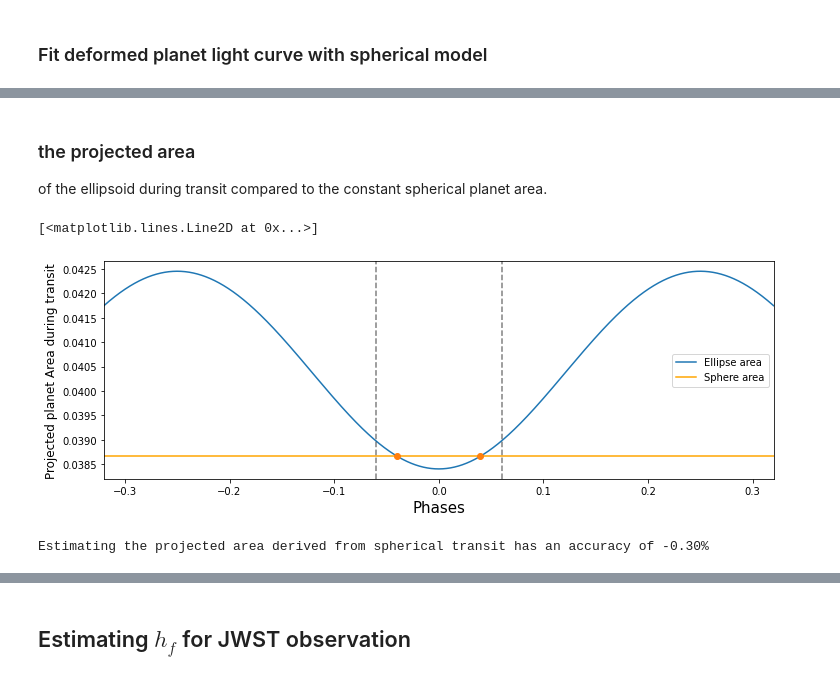
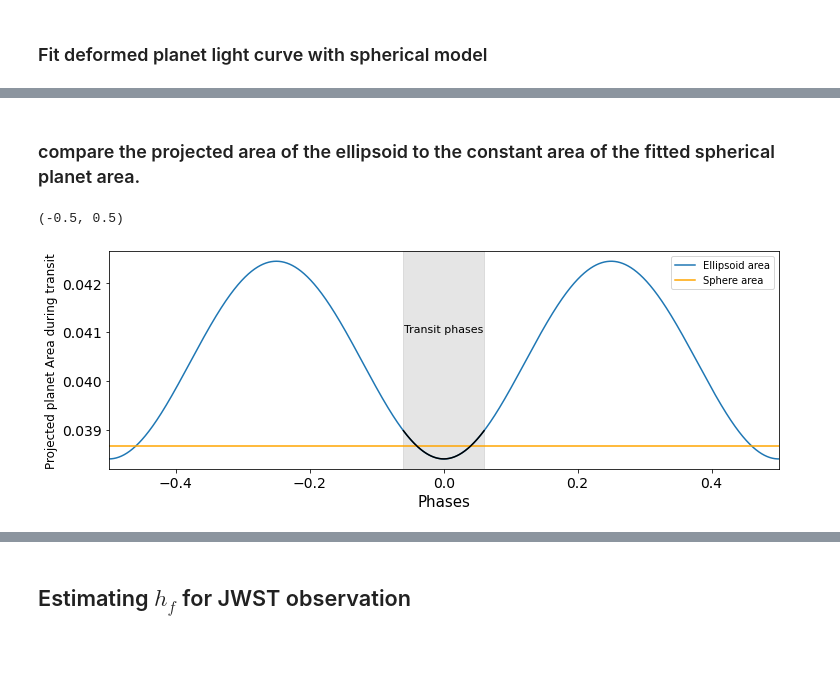
Before and after one commit to tundeakins/ellc, a Jupyter notebook: ellc_love_example.ipynb, the cells around one changed output, grey strips where cells are left out. Cells and saved outputs as stored; diff of their text form; code cells hidden in the pictures; blank space fills up the shorter version.

```diff
--- a/ellc_love_example.ipynb
+++ b/ellc_love_example.ipynb
@@ -142,11 +167,11 @@ def model(params,t,pl_shape="sphere",data=None, transform = False ):
 # %%
 #simulate deformed wasp_103
 phase=np.linspace(-0.0863, 0.0863, 230)
-b=impact_parameter(inc,aR)
-params = [aR, Rv, b, u1, u2]
+params = [aR, Rv, b]
 
-flux_def = model(params,phases,"love", transform=False)     #simulate deformed
-flux_spr = model(params,phases,"sphere", transform=False)   #use same parameters to simulate spherical
+flux_def = model(params, phases, "love")     #simulate deformed
+flux_spr = model(params, phases, "sphere")   #use same parameters to simulate spherical
+
 plt.plot(phases,1e6*(flux_def-flux_spr))
 plt.ylabel("ellipsoidal - spherical [ppm]")
 plt.xlabel("Phase");
@@ -176,11 +184,10 @@ As noted previously the ellipsoidal planet has a shallower transit than spherica
 # %%
 #fit spherical planet transit to the deformed planet flux(flux_def)
 from scipy.optimize import minimize, least_squares, differential_evolution
-#bounds = [(0,1) for _ in range(5)]
 
 #result = minimize(model, [aR,Rp,b], args=(phases, "sphere", flux_def), method="trust-constr")
 result = differential_evolution( model, args=(phases, "sphere", flux_def),
                                 bounds=((2.5,3.5),(0.08,0.15),(0.,0.5)),
-                                maxiter=500,popsize=5,polish=True)
+                                popsize=5,polish=True, seed=15)
 print(result.x)
 # %% [output]
@@ -188,10 +195,6 @@ print(result.x)
 # %%
 #transit width of ellipsoidal planet and spherical planet fit
 aR_sphr, Rp_sphr, b_sphr= result.x                          #, u1_sphr, u2_sphr
-inc_sphr =pt.convert_param.inclination(b_sphr, aR_sphr)
 
-W_sphr14 = pt.calculate_param.transit_duration(P,Rp_sphr,aR_sphr,inc=inc_sphr)/(P*24)
-W_sphr23 = pt.calculate_param.transit_duration(P,Rp_sphr,aR_sphr,inc=inc_sphr, total=False)/(P*24)
-
-W_ellps14 = pt.calculate_param.transit_duration(P,Rv,aR,inc=inc)/(P*24)
-W_ellps23 = pt.calculate_param.transit_duration(P,Rv,aR,inc=inc, total=False)/(P*24)
+#calculate transit width
+W_ellps14 = pt.calculate_param.transit_duration(P,Rv,aR,b=b)/(P*24)
@@ -214,32 +221,31 @@ plt.axvline(W_ellps14/2, ls="dashed", alpha=0.5)
 # %% [markdown]
-### the projected area
-of the ellipsoid during transit compared to the constant spherical planet area.
+### compare the projected area of the ellipsoid to the constant area of the fitted spherical planet area.
 # %%
 area_sphere = np.pi * Rp_sphr**2
-plot_phases = np.linspace(-0.32,0.32,10000)
+plot_phases = np.linspace(-0.5,0.5,10000)
 ellps_area, abc = ellc.projected_ellipse_area(plot_phases, Rv, aR, 1.5, qmass, inc)
 # %%
 
 plt.figure(figsize=(12,4))
-plt.plot(plot_phases,ellps_area,label="Ellipse area")
+plt.plot(plot_phases,ellps_area,label="Ellipsoid area")
 plt.axhline(area_sphere,label="Sphere area", c="orange")
 
+tran = ellps_area[np.abs(plot_phases)<W_ellps14/2]
+plt.plot(plot_phases[np.abs(plot_phases)<W_ellps14/2],tran,"k")
 
 
 plt.ylabel("Projected planet Area during transit", fontsize=12)
 plt.xlabel("Phases", fontsize=15)
 plt.legend()
-plt.axvline(-W_ellps14/2, ls="dashed", alpha=0.5, c="k")
-#plt.axvline(-W_ellps23/2, ls="dashed", alpha=0.5, c="b")
+plt.axvspan(-W_ellps14/2, W_ellps14/2, color="gray", alpha=0.2)
+plt.text(-0.06,0.041,"Transit phases", fontsize=11)
 
-plt.axvline(W_ellps14/2, ls="dashed", alpha=0.5, c="k")
-#plt.axvline(W_ellps23/2, ls="dashed", alpha=0.5, c="b")
 
 plt.xlim([min(plot_phases),max(plot_phases)])
 
 #find the two intersection phases  of ellipsoidal area and spherical area curves
-intersect_pts = np.argwhere(np.isclose(ellps_area,area_sphere,atol=1e-7)).reshape(-1)
-plt.plot(plot_phases[intersect_pts], ellps_area[intersect_pts],"o")
+# intersect_pts = np.argwhere(np.isclose(ellps_area,area_sphere,atol=1e-7)).reshape(-1)
+# plt.plot(plot_phases[intersect_pts], ellps_area[intersect_pts],"o")
 # %% [output]
-[<matplotlib.lines.Line2D at 0x...>]
+(-0.5, 0.5)
-[figure, old version]
+[figure, new version]
@@ -248,5 +251,0 @@ plt.plot(plot_phases[intersect_pts], ellps_area[intersect_pts],"o")
-# %%
-acc = (1- ellc.projected_ellipse_area(-W_ellps/2, Rv, aR, 1.5, qmass, inc)[0]/area_sphere)*100
-print(f"Estimating the projected area derived from spherical transit has an accuracy of {acc:.2f}%")
-# %% [output]
-Estimating the projected area derived from spherical transit has an accuracy of -0.30%
```
Also changed, not shown: parts of 40 cells of this notebook, 4 other files.
